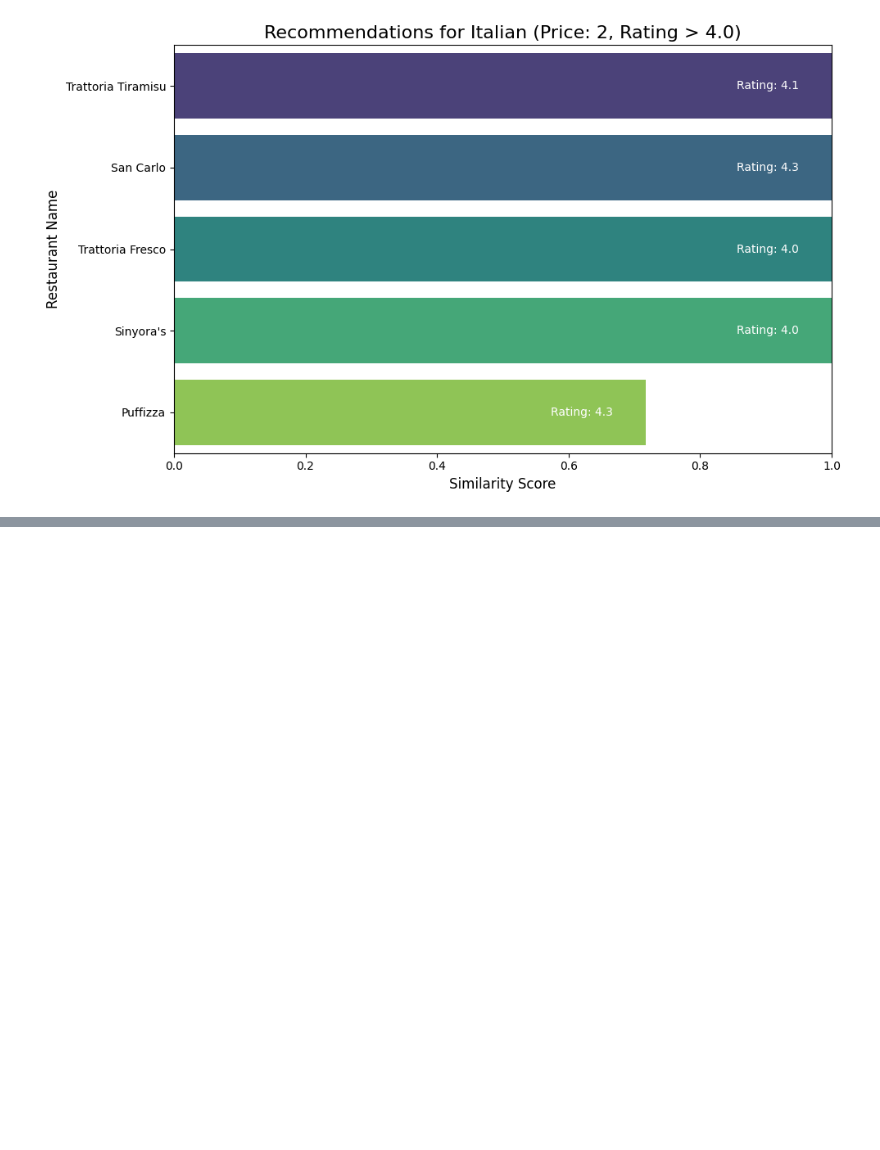
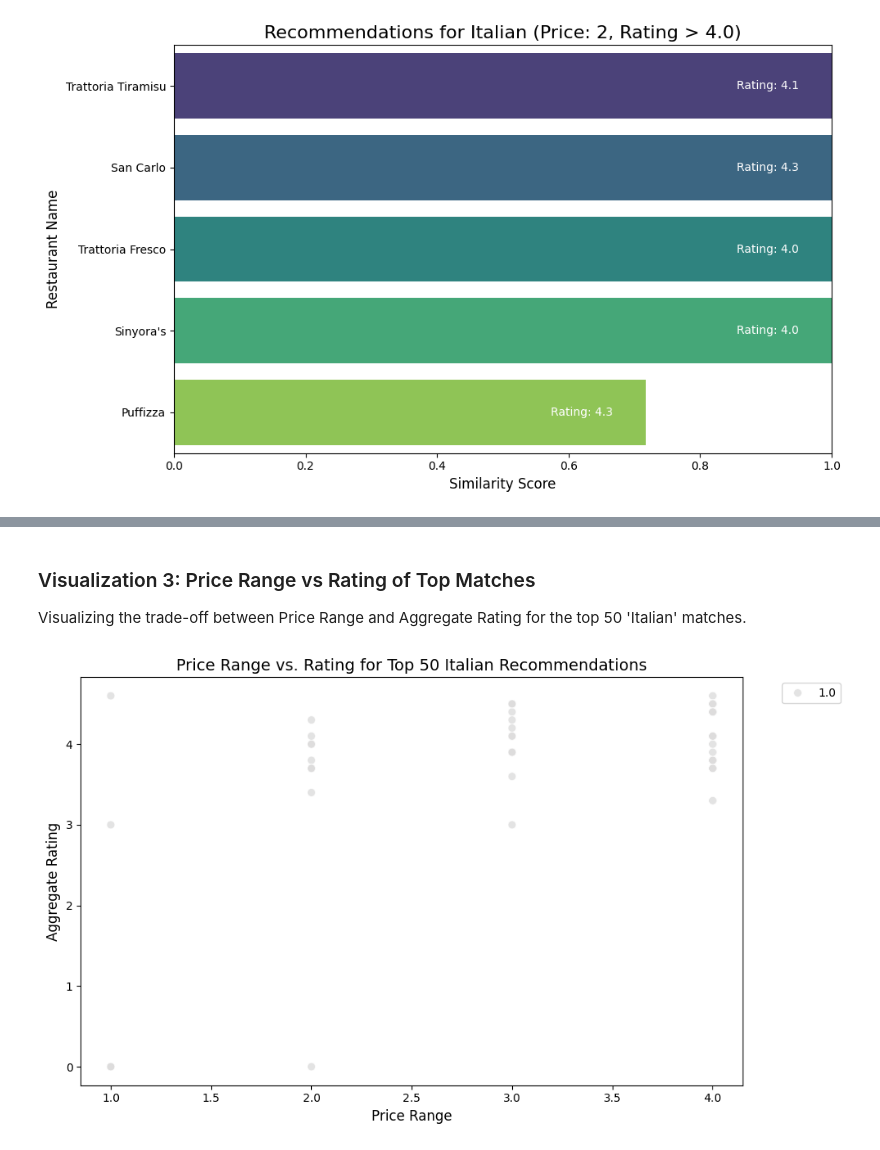
Before and after one commit to KeyZama10/Cognify, a Jupyter notebook: Task2Cognify.ipynb, the cells around one changed output, grey strips where cells are left out. Cells and saved outputs as stored; diff of their text form; code cells hidden in the pictures; blank space fills up the shorter version.

```diff
--- a/Task2Cognify.ipynb
+++ b/Task2Cognify.ipynb
@@ -162,0 +179,20 @@ plot_recommendations(recs_user1, title="Recommendations for Italian (Price: 2, R
+# %% [markdown]
+### Visualization 3: Price Range vs Rating of Top Matches
+Visualizing the trade-off between Price Range and Aggregate Rating for the top 50 'Italian' matches.
+# %%
+# Get top 50 matches for 'Italian'
+recs_top50 = recommend_restaurants(preferred_cuisine='Italian', top_n=50)
+
+plt.figure(figsize=(10, 6))
+sns.scatterplot(data=recs_top50, x='Price range', y='Aggregate rating',
+                size='Similarity Score', sizes=(50, 300), hue='Similarity Score',
+                palette='coolwarm', alpha=0.8)
+
+plt.title('Price Range vs. Rating for Top 50 Italian Recommendations', fontsize=14)
+plt.xlabel('Price Range', fontsize=12)
+plt.ylabel('Aggregate Rating', fontsize=12)
+plt.legend(bbox_to_anchor=(1.05, 1), loc='upper left')
+plt.tight_layout()
+plt.show()
+# %% [output]
+[figure, added]
```
Also changed, not shown: parts of 2 cells of this notebook.
